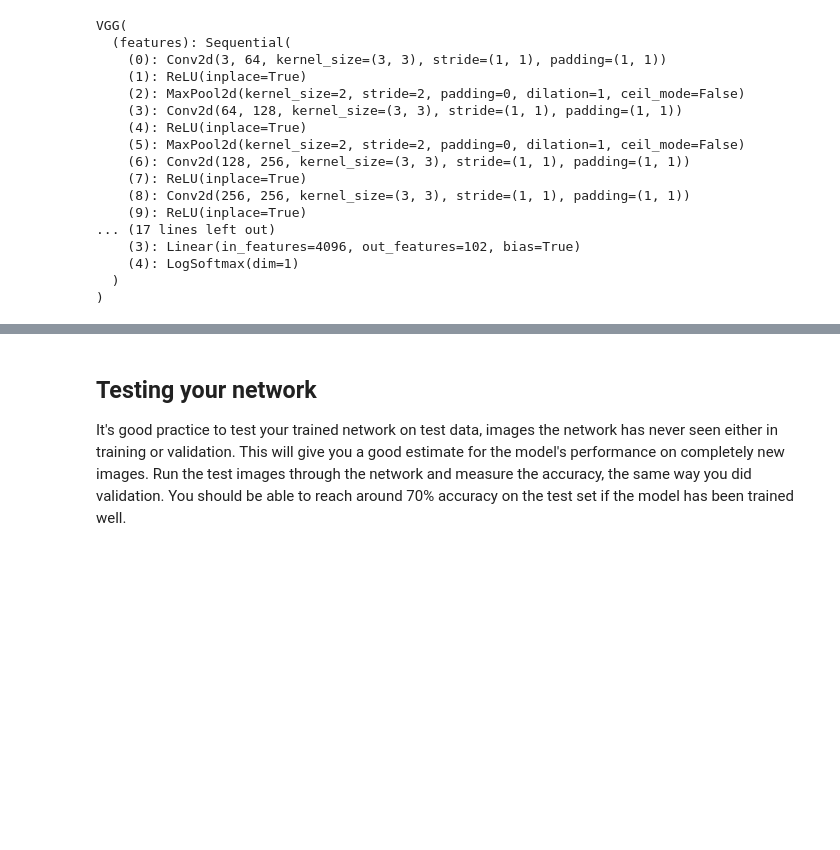
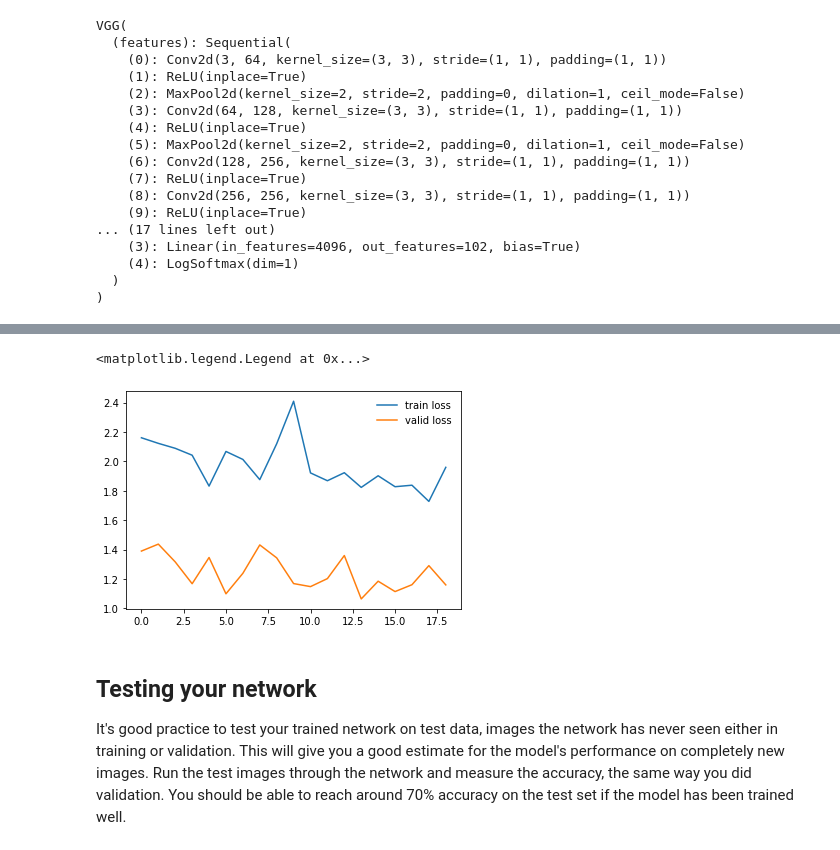
Before and after one commit to solidAIdream66/DLClassifyImage, a Jupyter notebook: Image Classifier Project.ipynb, the cells around one changed output, grey strips where cells are left out. Cells and saved outputs as stored; diff of their text form; code cells hidden in the pictures; blank space fills up the shorter version.

```diff
--- a/Image Classifier Project.ipynb
+++ b/Image Classifier Project.ipynb
@@ -101,7 +137,6 @@ GPU Workspaces about Keeping Your Session Active. You'll want to include code fr
 # TODO: Build and train your network
 # Load a pre-trained network(try VGG networks first)
 # the classifier of network including ReLU activations and dropout, only change the ouput number to number of flowers type.
-device = torch.device("cuda" if torch.cuda.is_available() else "cpu")
 model = torchvision.models.vgg11(pretrained=True)
 
 # freeze
@@ -110,11 +145,10 @@ for params in model.parameters():
 
 model.classifier = nn.Sequential(nn.Linear(25088, 4096),
                                  nn.ReLU(),
-                                 nn.Dropout(p=0.2),
+                                 nn.Dropout(p=0.5),
                                  nn.Linear(4096, len(cat_to_name)),
                                  nn.LogSoftmax(dim=1))
 
-model.to(device)
 model
 # %% [output]
 VGG(
@@ -134,11 +168,3 @@ VGG(
     (4): LogSoftmax(dim=1)
   )
 )
-# %%
-# check data
-images, labels = iter(trainloaders).next()
-img = images[0]
-
-# ps = torch.exp(model(img))
-
-print(img.shape)
@@ -147,13 +183,15 @@ torch.Size([3, 224, 224])
 # %%
 # train and test, track train loss, valid loss, and accuracy
-epochs = 1
+epochs = 2
 running_loss = 0
 train_losses = []
 valid_losses = []
 print_every = 10
 
+device = torch.device("cuda" if torch.cuda.is_available() else "cpu")
+model.to(device)
 criterion = nn.NLLLoss()
-optimizer = optim.SGD(model.classifier.parameters(), lr=0.003)
+optimizer = optim.Adam(model.classifier.parameters(), lr=0.001)
 for e in range(epochs):
     for i, (images, labels) in enumerate(trainloaders):
         images = images.to(device)
@@ -192,8 +230,8 @@ for e in range(epochs):
             valid_losses.append(valid_loss/len(validloaders))
 
             print(f"Iterator: {i+1}..",
-                  f"Train loss: {running_loss/print_every:.3f}..",
-                  f"Valid loss: {valid_loss/len(validloaders):.3f}..",
-                  f"Accuracy: {accuracy/len(validloaders):.3f}..")
+                  f"Train loss: {running_loss/print_every:.2f}..",
+                  f"Valid loss: {valid_loss/len(validloaders):.2f}..",
+                  f"Accuracy: {accuracy/len(validloaders):.2f}..")
             running_loss = 0
 # %% [output]
@@ -210,3 +254,10 @@ Iterator: 100.. Train loss: 4.789.. Valid loss: 4.174.. Accuracy: 0.082..
+# %%
+plt.plot(train_losses[1:], label='train loss')
+plt.plot(valid_losses[1:], label='valid loss')
+plt.legend(frameon=False)
+# %% [output]
+<matplotlib.legend.Legend at 0x...>
+[figure, added]
 # %% [markdown]
 ## Testing your network
 
```
Also changed, not shown: parts of 6 cells of this notebook.
